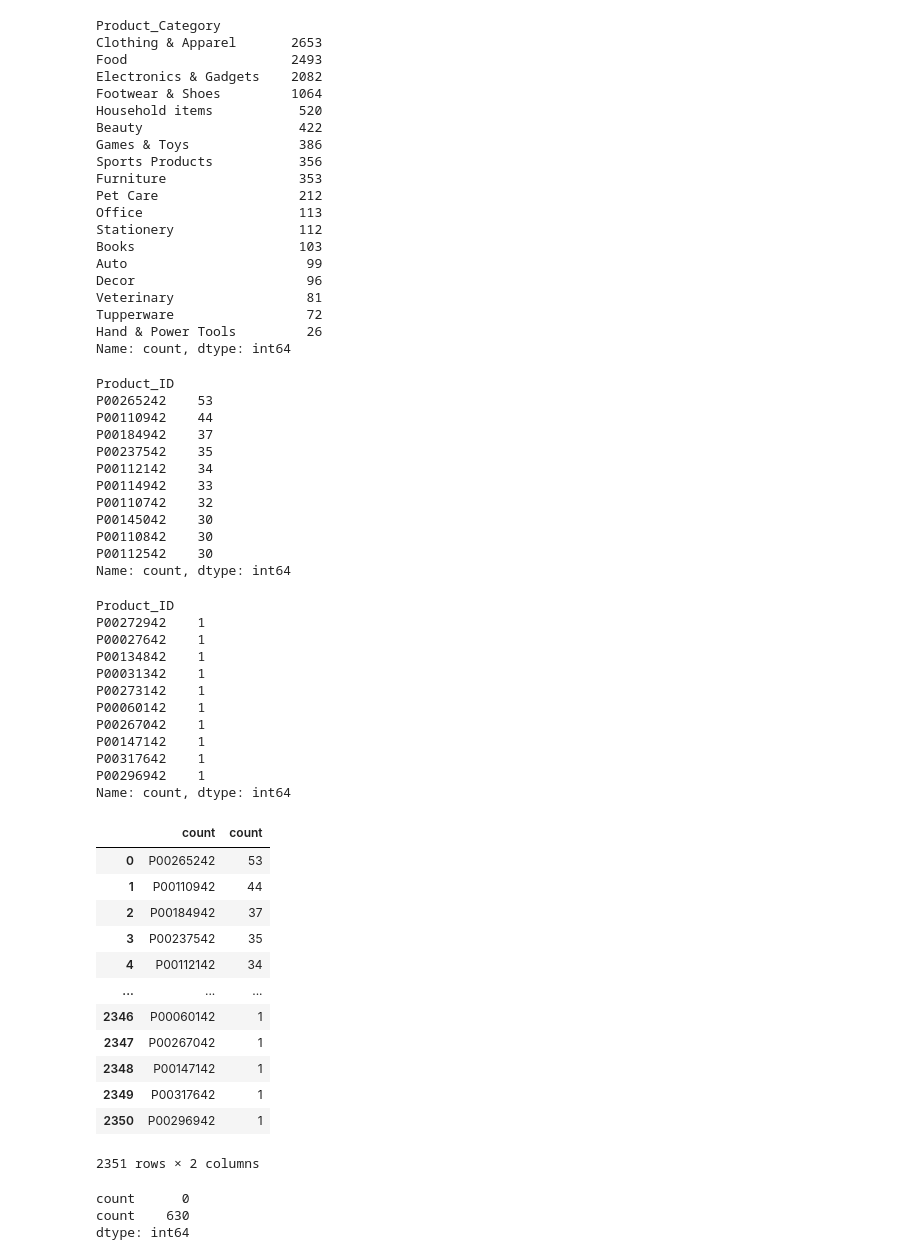
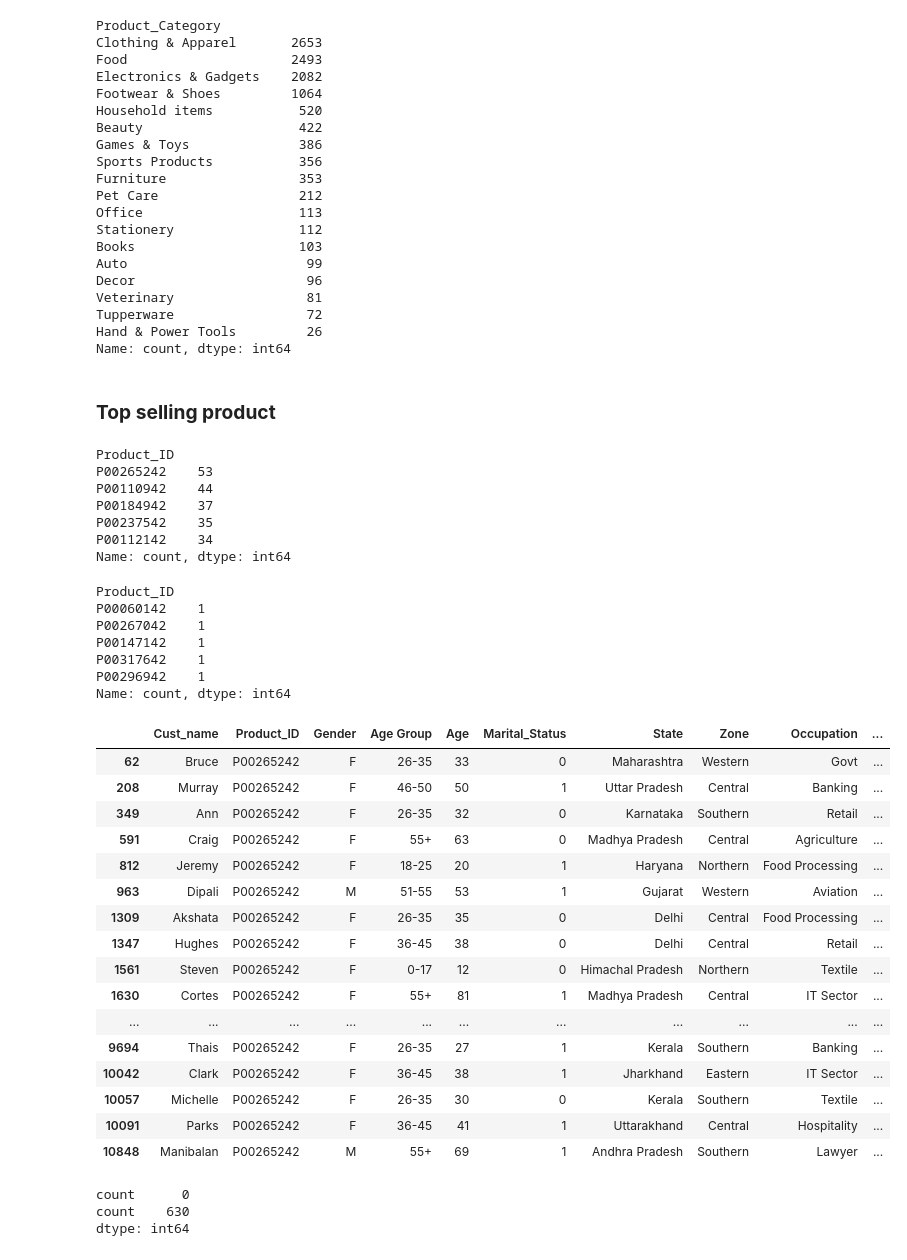
Before and after one commit to rakshume/EDA, a Jupyter notebook: Diwali/diwali_sales.ipynb, the cells around one changed output. Saved outputs shown, nothing was run; the diff lists cells and outputs as text; code cells hidden in the pictures.

```diff
--- a/Diwali/diwali_sales.ipynb
+++ b/Diwali/diwali_sales.ipynb
@@ -223,8 +423,10 @@ Veterinary                 81
 Tupperware                 72
 Hand & Power Tools         26
 Name: count, dtype: int64
+# %% [markdown]
+### **Top selling product**
 # %%
-df['Product_ID'].value_counts().head(10)
+df['Product_ID'].value_counts().head()
 # %% [output]
 Product_ID
 P00265242    53
@@ -232,21 +434,11 @@ P00110942    44
 P00184942    37
 P00237542    35
 P00112142    34
-P00114942    33
-P00110742    32
-P00145042    30
-P00110842    30
-P00112542    30
 Name: count, dtype: int64
 # %%
-df['Product_ID'].value_counts().tail(10)
+df['Product_ID'].value_counts().tail()
 # %% [output]
 Product_ID
-P00272942    1
-P00027642    1
-P00134842    1
-P00031342    1
-P00273142    1
 P00060142    1
 P00267042    1
 P00147142    1
@@ -255,22 +447,32 @@ P00296942    1
 Name: count, dtype: int64
 # %%
 a = df['Product_ID'].value_counts().reset_index().rename(columns={'index':'Product_ID','Product_ID':'count'})
-# %%
-a
-# %% [output]
-|  | count | count |
-| 0 | P00265242 | 53 |
-| 1 | P00110942 | 44 |
-| 2 | P00184942 | 37 |
-| 3 | P00237542 | 35 |
-| 4 | P00112142 | 34 |
-| ... | ... | ... |
-| 2346 | P00060142 | 1 |
-| 2347 | P00267042 | 1 |
-| 2348 | P00147142 | 1 |
-| 2349 | P00317642 | 1 |
-| 2350 | P00296942 | 1 |
-2351 rows × 2 columns
+# %%
+search_title = "P00265242"
+
+# Perform the search
+result = df[df['Product_ID'].str.contains(search_title, case=False)]
+
+# Display the result
+result
+# %% [output]
+|  | Cust_name | Product_ID | Gender | Age Group | Age | Marital_Status | State | Zone | Occupation | ... |
+| 62 | Bruce | P00265242 | F | 26-35 | 33 | 0 | Maharashtra | Western | Govt | ... |
+| 208 | Murray | P00265242 | F | 46-50 | 50 | 1 | Uttar Pradesh | Central | Banking | ... |
+| 349 | Ann | P00265242 | F | 26-35 | 32 | 0 | Karnataka | Southern | Retail | ... |
+| 591 | Craig | P00265242 | F | 55+ | 63 | 0 | Madhya Pradesh | Central | Agriculture | ... |
+| 812 | Jeremy | P00265242 | F | 18-25 | 20 | 1 | Haryana | Northern | Food Processing | ... |
+| 963 | Dipali | P00265242 | M | 51-55 | 53 | 1 | Gujarat | Western | Aviation | ... |
+| 1309 | Akshata | P00265242 | F | 26-35 | 35 | 0 | Delhi | Central | Food Processing | ... |
+| 1347 | Hughes | P00265242 | F | 36-45 | 38 | 0 | Delhi | Central | Retail | ... |
+| 1561 | Steven | P00265242 | F | 0-17 | 12 | 0 | Himachal Pradesh | Northern | Textile | ... |
+| 1630 | Cortes | P00265242 | F | 55+ | 81 | 1 | Madhya Pradesh | Central | IT Sector | ... |
+| ... | ... | ... | ... | ... | ... | ... | ... | ... | ... | ... |
+| 9694 | Thais | P00265242 | F | 26-35 | 27 | 1 | Kerala | Southern | Banking | ... |
+| 10042 | Clark | P00265242 | F | 36-45 | 38 | 1 | Jharkhand | Eastern | IT Sector | ... |
+| 10057 | Michelle | P00265242 | F | 26-35 | 30 | 0 | Kerala | Southern | Textile | ... |
+| 10091 | Parks | P00265242 | F | 36-45 | 41 | 1 | Uttarakhand | Central | Hospitality | ... |
+| 10848 | Manibalan | P00265242 | M | 55+ | 69 | 1 | Andhra Pradesh | Southern | Lawyer | ... |
 # %%
 a[a["count"]==1].count()
 # %% [output]
```
Also changed, not shown: parts of 32 cells of this notebook, 3 other files.
